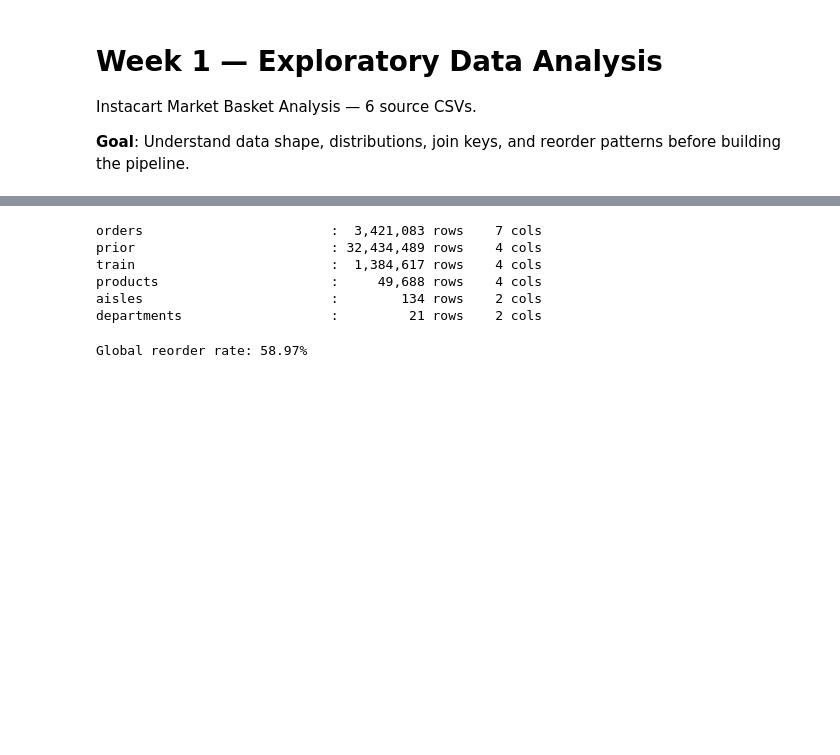
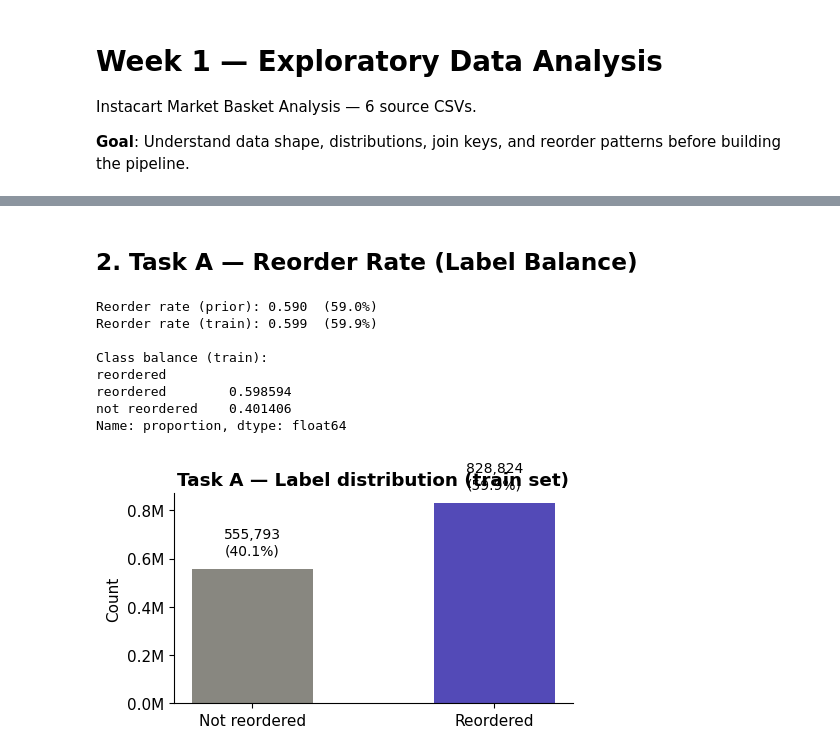
Before and after one commit to e1ec/NextCart-AI, a Jupyter notebook: notebooks/01_eda.ipynb, the cells around one changed output, grey strips where cells are left out. Cells and saved outputs as stored; diff of their text form; code cells hidden in the pictures; blank space fills up the shorter version.

```diff
--- a/notebooks/01_eda.ipynb
+++ b/notebooks/01_eda.ipynb
@@ -18,18 +75,0 @@ departments = pd.read_csv(DATA_DIR + 'departments.csv')
-# %%
-# Shape overview
-for name, df in [('orders', orders), ('prior', prior), ('train', train),
-                 ('products', products), ('aisles', aisles), ('departments', departments)]:
-    print(f'{name:30s}: {df.shape[0]:>10,} rows  {df.shape[1]:>3} cols')
-# %% [output]
-orders                        :  3,421,083 rows    7 cols
-prior                         : 32,434,489 rows    4 cols
-train                         :  1,384,617 rows    4 cols
-products                      :     49,688 rows    4 cols
-aisles                        :        134 rows    2 cols
-departments                   :         21 rows    2 cols
-# %%
-# Reorder rate
-reorder_rate = prior['reordered'].mean()
-print(f'Global reorder rate: {reorder_rate:.2%}')
-# %% [output]
-Global reorder rate: 58.97%
@@ -43,0 +76,35 @@ Global reorder rate: 58.97%
+# %% [markdown]
+## 2. Task A — Reorder Rate (Label Balance)
+# %%
+reorder_rate_prior = prior["reordered"].mean()
+reorder_rate_train = train["reordered"].mean()
+
+print(f"\nReorder rate (prior): {reorder_rate_prior:.3f}  ({reorder_rate_prior*100:.1f}%)")
+print(f"Reorder rate (train): {reorder_rate_train:.3f}  ({reorder_rate_train*100:.1f}%)")
+print(f"\nClass balance (train):")
+print(train["reordered"].value_counts(normalize=True).rename({0: "not reordered", 1: "reordered"}))
+
+fig, ax = plt.subplots(figsize=(5, 3))
+labels = ["Not reordered", "Reordered"]
+values = train["reordered"].value_counts().sort_index().values
+colors = [GRAY, PURPLE]
+bars = ax.bar(labels, values, color=colors, width=0.5)
+for bar, val in zip(bars, values):
+    ax.text(bar.get_x() + bar.get_width() / 2, bar.get_height() + 50_000,
+            f"{val:,}\n({val/len(train)*100:.1f}%)", ha="center", va="bottom", fontsize=10)
+ax.set_title("Task A — Label distribution (train set)", fontweight="bold")
+ax.set_ylabel("Count")
+ax.yaxis.set_major_formatter(mticker.FuncFormatter(lambda x, _: f"{x/1e6:.1f}M"))
+plt.tight_layout()
+savefig("01_label_balance")
+plt.show()
+# %% [output]
+Reorder rate (prior): 0.590  (59.0%)
+Reorder rate (train): 0.599  (59.9%)
+
+Class balance (train):
+reordered
+reordered        0.598594
+not reordered    0.401406
+Name: proportion, dtype: float64
+[figure, added]
```
Also changed, not shown: parts of 16 cells of this notebook.
